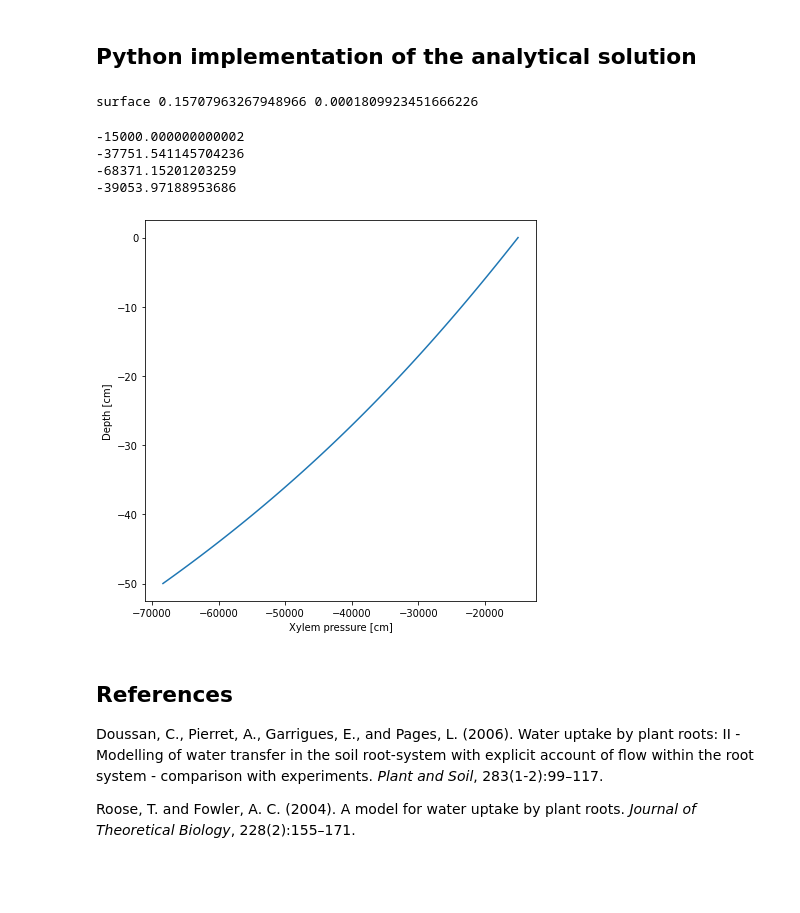
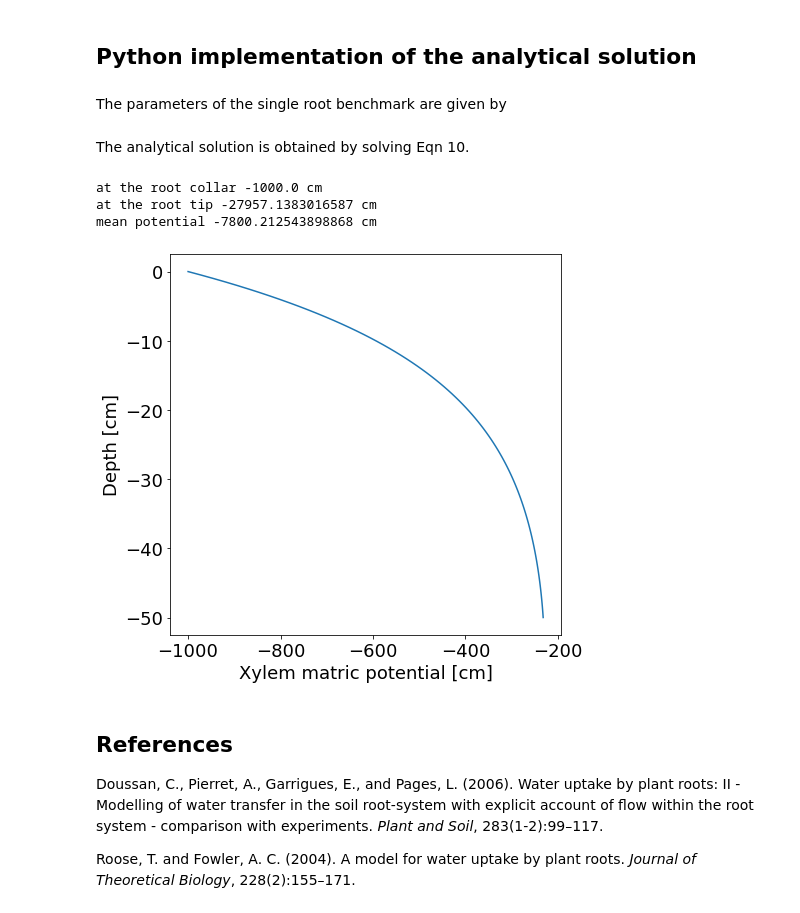
Before and after one commit to RSA-benchmarks/collaborative-comparison, a Jupyter notebook: M3 Water flow in roots/M3.1 Single root/M3.1 Benchmark problem.ipynb, the cells around one changed output. Saved outputs shown, nothing was run; the diff lists cells and outputs as text; code cells hidden in the pictures; blank space fills up the shorter version.

```diff
--- a/M3 Water flow in roots/M3.1 Single root/M3.1 Benchmark problem.ipynb
+++ b/M3 Water flow in roots/M3.1 Single root/M3.1 Benchmark problem.ipynb
@@ -102,48 +101,42 @@ from math import *
+# %% [markdown]
+The parameters of the single root benchmark are given by
 # %%
-L = 50           # length of single straight root [cm]
-a = 0.05           # radius  [cm]
-kx = 0.173       # axial conductivity [cm^3 / day]
-kr = 0.0001810004232567344      # radial conductivity [1 / day]
-p_s = -100        # static soil matric potiential [cm]
-p0 = -15000        # dirichlet bc at top [cm]
-# p1 = -1000
-krs = 2.8430211096572484e-5
-surf = 0.5*2*a*pi
-print("surface", surf, krs/surf)
+L = 50            # length of single straight root [cm]
+a = 0.2           # root radius  [cm]
+kx = 0.0432       # root axial conductivity [cm^3 / day]
+kr = 1.73e-4      # root radial conductivity [1 / day]
+p_s = -200        # soil matric potiential [cm]
+p0 = -1000        # dirichlet bc at root collar [cm]
-# %% [output]
-surface 0.15707963267948966 0.0001809923451666226
+# %% [markdown]
+The analytical solution is obtained by solving Eqn 10.
 # %%
-# Analytical solution
-c = 2*a*pi*kr/kx
-p_r = lambda z: p_s + d[0]*exp(sqrt(c)*z) + d[1]*exp(-sqrt(c)*z)
+c = 2*a*np.pi*kr/kx
+p_r = lambda z: p_s + d[0]*np.exp(np.sqrt(c)*z) + d[1]*np.exp(-np.sqrt(c)*z) # Eqn 6
 
 # Boundary conditions
-AA = np.array([[1,1], [sqrt(c)*exp(sqrt(c)*(-L)), -sqrt(c)*exp(-sqrt(c)*(-L))] ])
-# AA = np.array([[1, 1], [exp(sqrt(c) * L), exp(-sqrt(c) * L)] ])
-bb = np.array([p0-p_s, p1-p_s])
-d = np.linalg.solve(AA, bb)
+AA = np.array([[1,1], [np.sqrt(c)*np.exp(np.sqrt(c)*(-L)), -np.sqrt(c)*np.exp(-np.sqrt(c)*(-L))] ])
+bb = np.array([p0-p_s, -1])
+d = np.linalg.solve(AA, bb) # Eqn 10
 
-# print results
-print(p_r(0))
-print(p_r(0.5*(0+L)))
-print(p_r(L))
-mean_p = (exp(-sqrt(c) * L) * (exp(sqrt(c) * L) - 1) * (d[0] * exp(sqrt(c) * L) + d[1])) / sqrt(c) + L * p_s
-print(mean_p/L)
+# Print results
+print("at the root collar", p_r(0), "cm")
+print("at the root tip", p_r(L), "cm")
+mean_p = (np.exp(-np.sqrt(c) * L) * (np.exp(np.sqrt(c) * L) - 1) * (d[0] * np.exp(np.sqrt(c) * L) + d[1])) / np.sqrt(c) + L * p_s
+print("mean potential", mean_p/L, "cm")
 
 # Plot results
 fig=plt.figure(figsize=(7, 7))
-za_ = np.linspace(0,L,100)
-pr = [p_r(z) for z in za_] # list(map(p_r, za_))
-plt.plot(pr,-za_)
-plt.xlabel("Xylem pressure [cm]")
+za_ = np.linspace(0, -L, 100)
+pr = list(map(p_r, za_))
+plt.plot(pr,za_)
+plt.xlabel("Xylem matric potential [cm]")
 plt.ylabel("Depth [cm]")
 plt.show()
 # %% [output]
--15000.000000000002
--37751.541145704236
--68371.15201203259
--39053.97188953686
+at the root collar -1000.0 cm
+at the root tip -27957.1383016587 cm
+mean potential -7800.212543898868 cm
-[figure, old version]
+[figure, new version]
 # %% [markdown]
 ## References
 
```
Also changed, not shown: parts of 1 cell of this notebook, 23 other files.
